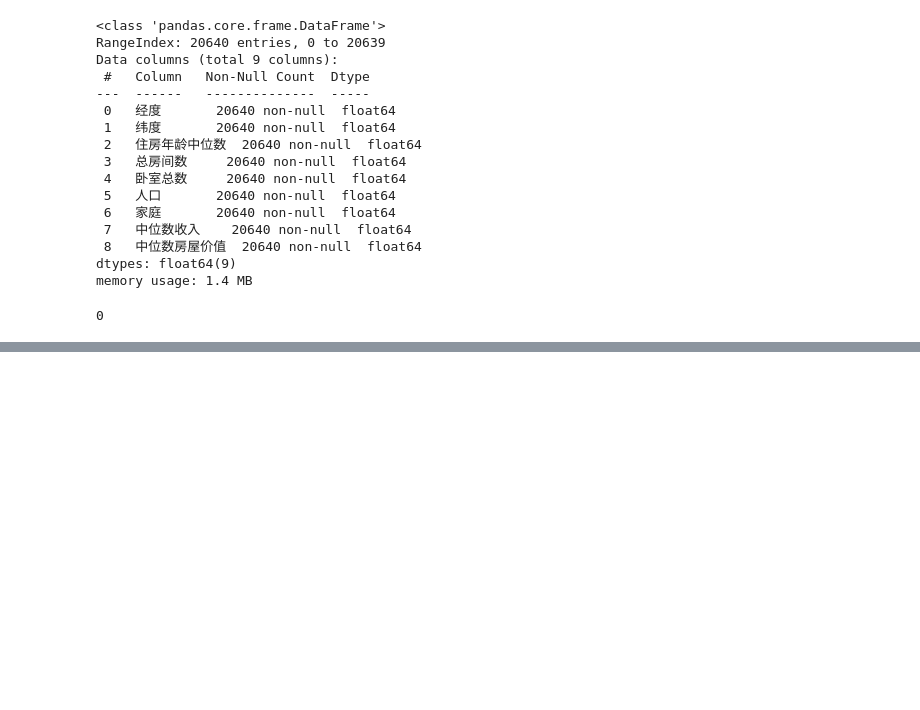
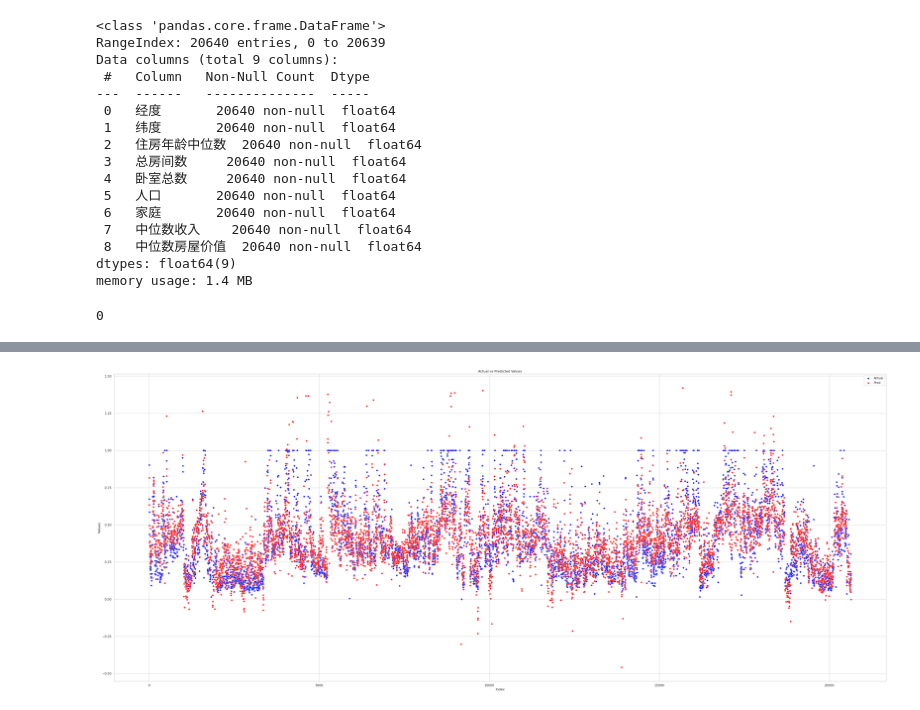
Before and after one commit to LuBoqi/AI_hw, a Jupyter notebook: CaliforniaHousing/pricePre.ipynb, the cells around one changed output, grey strips where cells are left out. Cells and saved outputs as stored; diff of their text form; code cells hidden in the pictures; blank space fills up the shorter version.

```diff
--- a/CaliforniaHousing/pricePre.ipynb
+++ b/CaliforniaHousing/pricePre.ipynb
@@ -122,0 +162,15 @@ plt.show()
+# %%
+# 训练最终模型
+final_model = LinearRegression()
+final_model.fit(x, y)
+# 绘制预测结果和真实值的散点图
+plt.figure(figsize=(50, 20))
+sns.scatterplot(x=ytest.index, y=ytest,color='blue',label='Actual')
+sns.scatterplot(x=ytest.index, y=final_model.predict(xtest),color='red',label='Pred')
+plt.legend()
+plt.title('Actual vs Predicted Values')
+plt.xlabel('Index')
+plt.ylabel('Values')
+plt.show()
+# %% [output]
+[figure, added]
```
Also changed, not shown: parts of 10 cells of this notebook, 3 other files.
